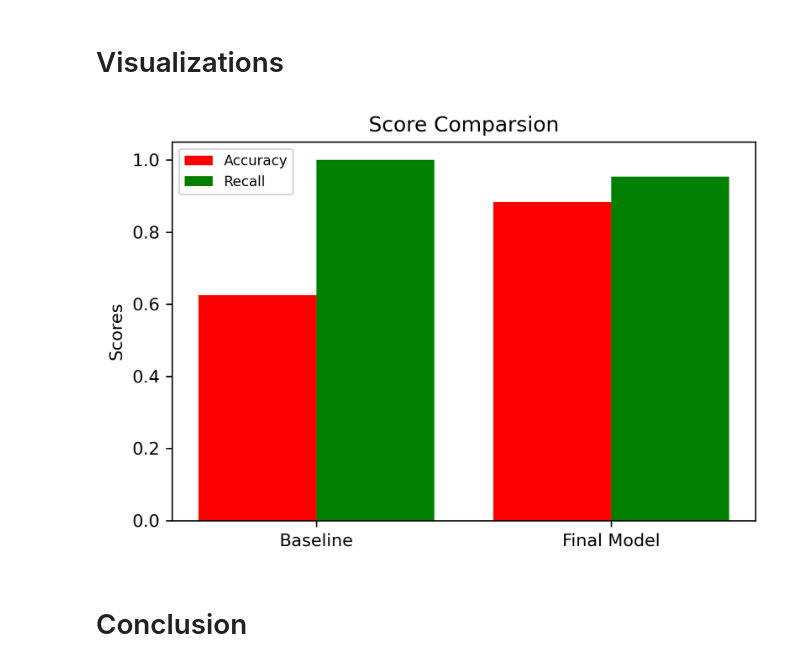
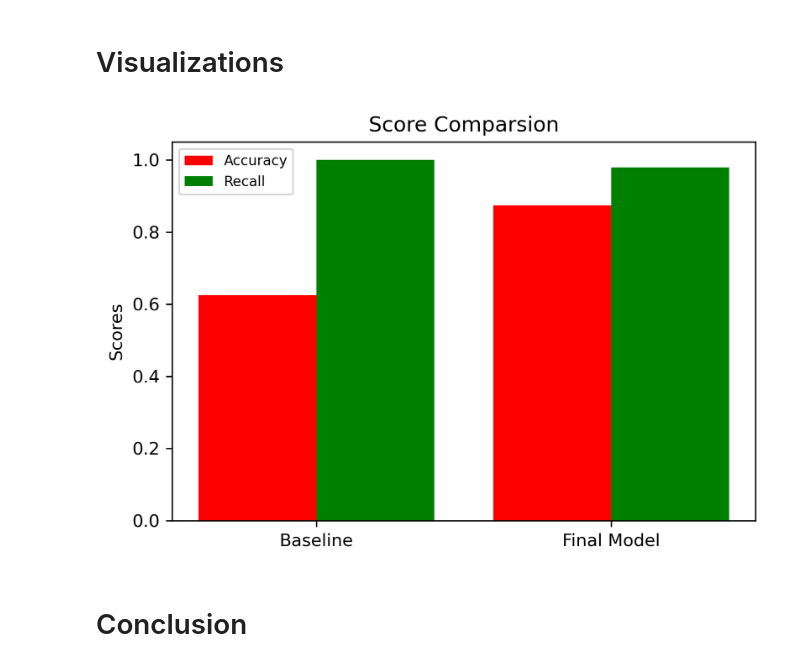
Before and after one commit to ZenBurrito/Pediatric-Pneumonia-Image-Classification, a Jupyter notebook: Final_notebook.ipynb, the cells around one changed output. Drawn from its saved outputs; the diff is of its cells as text; code cells hidden in the pictures.

```diff
--- a/Final_notebook.ipynb
+++ b/Final_notebook.ipynb
@@ -190,12 +222,14 @@ baseline_model.fit(train_images, train_labels)
 DummyClassifier(strategy='most_frequent')
 # %%
 # Scoring dummy model for accuracy and recall
-print(baseline_model.score(test_images, test_labels))
+base_acc = baseline_model.score(test_images, test_labels)
+print(base_acc)
 
 # Generate predicts using model
 y_pred_base = baseline_model.predict(test_images)
 
 # Recall score
-recall_score(test_labels, y_pred_base)
+base_recall = recall_score(test_labels, y_pred_base)
+print(base_recall)
 # %% [output]
 0.625
@@ -677,0 +731,2 @@ cnn5_model.evaluate(test_set)
+# %%
+cnn5_loss, cnn5_acc, cnn5_recall, cnn5_auc, cnn5_prc = cnn5_model.evaluate(test_set)
@@ -686,20 +743,20 @@ conf_mat(cnn5_model)
 # <a id="Visualizations">Visualizations</a>
 # %%
 x = np.arange(2)
-acc_scores = [0.625, 0.883]
-prec_scores = [1.0, 0.954]
+acc_scores = [base_acc, cnn5_acc]
+prec_scores = [base_recall, cnn5_recall]
 width = 0.4
 
 fig, ax = plt.subplots(dpi=300)
 plt.bar(x - 0.2, acc_scores, width, color='r')
 plt.bar(x + 0.2, prec_scores, width, color='g')
 plt.xticks(x, ['Baseline', 'Final Model'])
 plt.ylabel('Scores')
 plt.title('Score Comparsion')
 ax.legend(['Accuracy', 'Recall'], fontsize=8)
 plt.savefig('Images/Comparison.png');
 # %% [output]
-[figure, old version]
+[figure, new version]
 # %% [markdown]
 # <a id="Conclusion">Conclusion</a>
 # %% [markdown]
```
Also changed, not shown: parts of 40 cells of this notebook, 1 other file.
